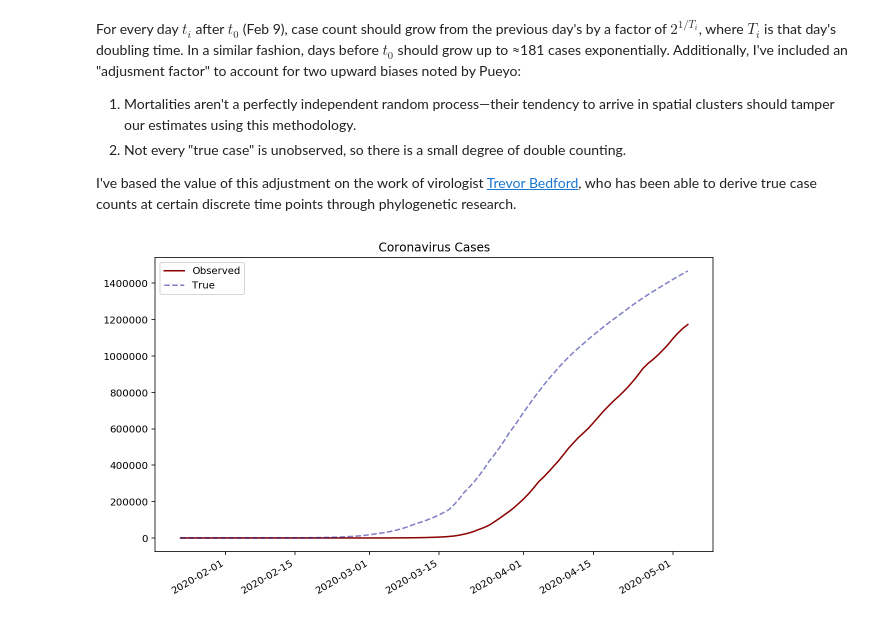
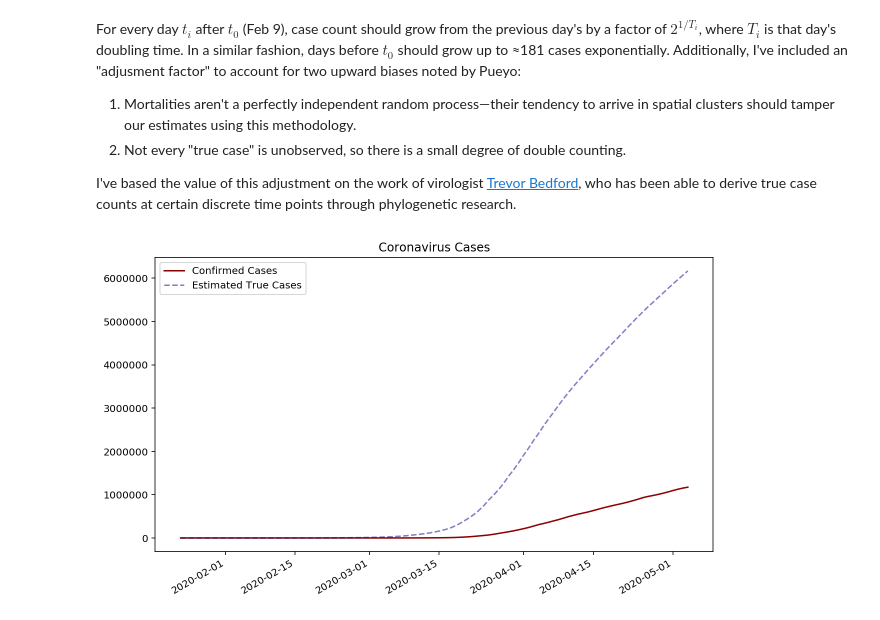
Before and after one commit to KartikChugh/COVID-Case-Estimation, a Jupyter notebook: covid-notebook.ipynb, the cells around one changed output. Saved outputs shown, nothing was run; the diff lists cells and outputs as text; code cells hidden in the pictures.

```diff
--- a/covid-notebook.ipynb
+++ b/covid-notebook.ipynb
@@ -81,5 +81,5 @@ Moreover, computing doubling times this way can yield unusual values for early d
 # %%
-min_doubling = 2.5
+min_doubling = 2.52
 
 doubling_smooth = doubling_orig.rolling(7,
         win_type='gaussian',
@@ -153,7 +153,7 @@ $2^{1/{T_i}}$, where $ T_i $ is that day's doubling time. In a similar fashion,
 
 I've based the value of this adjustment on the work of virologist [Trevor Bedford](https://www.theatlantic.com/health/archive/2020/03/how-many-americans-are-sick-lost-february/608521/), who has been able to derive true case counts at certain discrete time points through phylogenetic research.
 # %%
-AF = 0.45
+AF = 0.7
 
 c = np.full(confirmed.shape, c0)
 
@@ -169,11 +169,11 @@ for t in range((t0-time[0]).days, -1, -1):
 
 true = pd.DataFrame(c, index=time)
 # %%
-plt.plot(confirmed, c='darkred')
-plt.plot(true, alpha=0.5, c='darkblue', ls='--')
-plt.legend(['Observed', 'True'])
+plt.plot(confirmed, c='darkred', label='Confirmed Cases')
+plt.plot(true, alpha=0.5, c='darkblue', ls='--', label='Estimated True Cases')
+plt.legend()
 plt.title('Coronavirus Cases')
 plt.gcf().autofmt_xdate()
 plt.gcf().set_size_inches(10,6)
 # %% [output]
-[figure, old version]
+[figure, new version]
```
Also changed, not shown: parts of 5 cells of this notebook.
